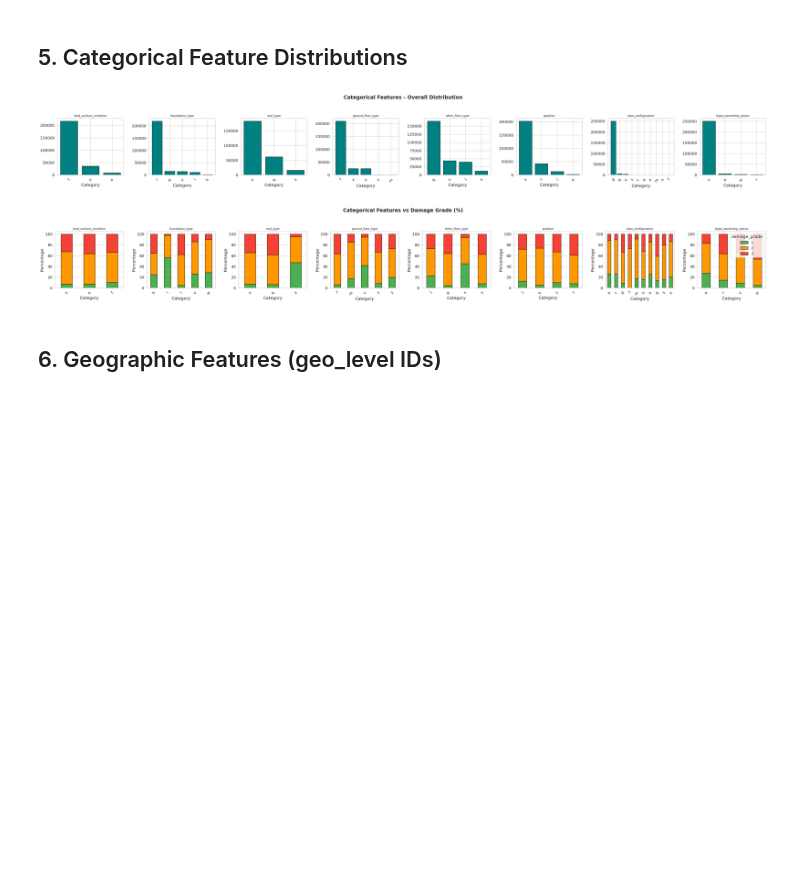
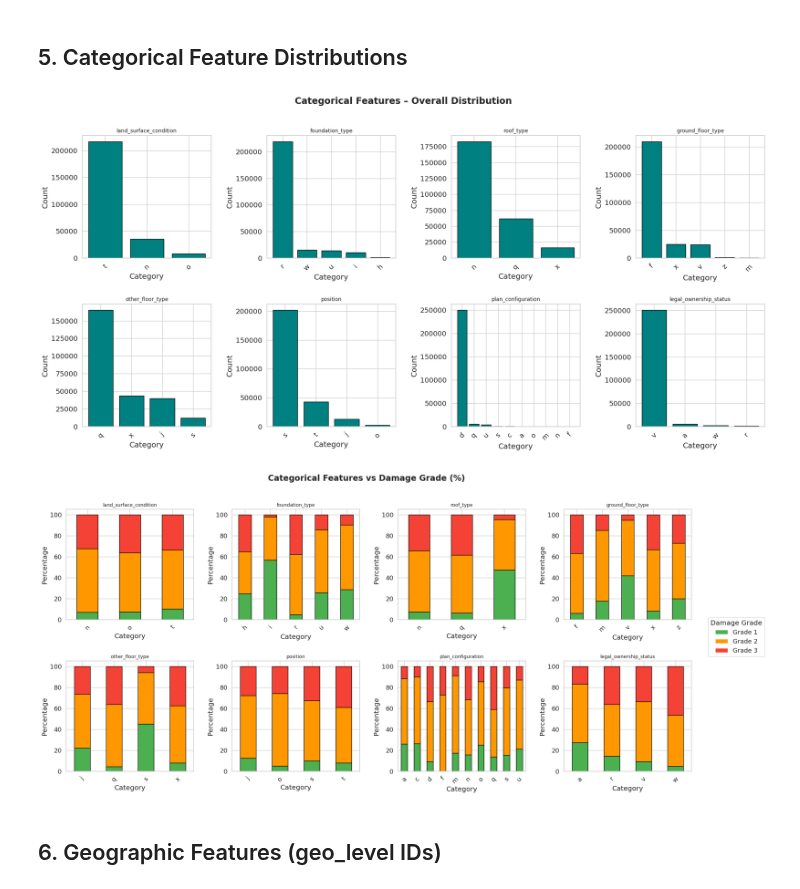
Before and after one commit to Bescher-Kilani/earthquake-damage-prediction, a Jupyter notebook: week01_exploration.ipynb, the cells around one changed output. Drawn from its saved outputs; the diff is of its cells as text; code cells hidden in the pictures; blank space fills up the shorter version.

```diff
--- a/week01_exploration.ipynb
+++ b/week01_exploration.ipynb
@@ -215,41 +220,72 @@ X_train[num_cols].describe().round(2)
 # %% [markdown]
 ## 5. Categorical Feature Distributions
 # %%
+from matplotlib.patches import Patch
+import math
+
 cat_cols = X_train.select_dtypes(include='object').columns.tolist()
+n_cols = 4
+n_rows = math.ceil(len(cat_cols) / n_cols)  # 8 features / 4 per row = 2 rows
 
-# --- Plot 1: Verteilungen ---
-fig, axes = plt.subplots(1, len(cat_cols), figsize=(36, 5))
+# --- Plot 1: Overall Distribution ---
+fig, axes = plt.subplots(n_rows, n_cols, figsize=(20, n_rows * 5))
+axes = axes.flatten()  # convert 2D array to 1D for easy indexing
+
 for i, col in enumerate(cat_cols):
     vc = X_train[col].value_counts()
     axes[i].bar(vc.index, vc.values, color='teal', edgecolor='black')
     axes[i].set_title(col, fontsize=10)
     axes[i].set_xlabel('Category')
+    axes[i].set_ylabel('Count')
     axes[i].tick_params(axis='x', rotation=45)
+
+# Hide unused subplots if cat_cols is not divisible by 4
+for j in range(len(cat_cols), len(axes)):
+    axes[j].set_visible(False)
 
 plt.suptitle('Categorical Features – Overall Distribution', fontweight='bold')
 plt.tight_layout(pad=2.0)
-plt.savefig('categorical_distribution.pdf', bbox_inches='tight')
+plt.savefig('categorical_distribution.svg', bbox_inches='tight', format='svg')
 plt.show()
 
 # --- Plot 2: vs Damage Grade ---
-fig, axes = plt.subplots(1, len(cat_cols), figsize=(36, 5))
+fig, axes = plt.subplots(n_rows, n_cols, figsize=(20, n_rows * 5))
+axes = axes.flatten()
+
 for i, col in enumerate(cat_cols):
     ct = pd.crosstab(df[col], df['damage_grade'], normalize='index') * 100
     ct.plot(kind='bar', stacked=True, ax=axes[i],
-            color=['#4CAF50','#FF9800','#F44336'], edgecolor='black',
-            legend=(i == len(cat_cols)-1))
+            color=['#4CAF50', '#FF9800', '#F44336'], edgecolor='black',
+            legend=False)
     axes[i].set_title(col, fontsize=10)
     axes[i].set_xlabel('Category')
     axes[i].set_ylabel('Percentage')
     axes[i].tick_params(axis='x', rotation=45)
 
+# Hide unused subplots
+for j in range(len(cat_cols), len(axes)):
+    axes[j].set_visible(False)
+
+# Single shared legend outside the grid
+legend_elements = [
+    Patch(facecolor='#4CAF50', label='Grade 1'),
+    Patch(facecolor='#FF9800', label='Grade 2'),
+    Patch(facecolor='#F44336', label='Grade 3')
+]
+fig.legend(
+    handles=legend_elements,
+    title='Damage Grade',
+    bbox_to_anchor=(1.0, 0.5),
+    loc='center left'
+)
+
 plt.suptitle('Categorical Features vs Damage Grade (%)', fontweight='bold')
 plt.tight_layout(pad=2.0)
-plt.savefig('categorical_vs_grade.pdf', bbox_inches='tight')
+plt.savefig('categorical_vs_grade.svg', bbox_inches='tight', format='svg')
 plt.show()
 # %% [output]
-[figure, old version]
+[figure, new version]
-[figure, old version]
+[figure, new version]
 # %% [markdown]
 ## 6. Geographic Features (geo_level IDs)
 # %%
```
Also changed, not shown: parts of 11 cells of this notebook.
